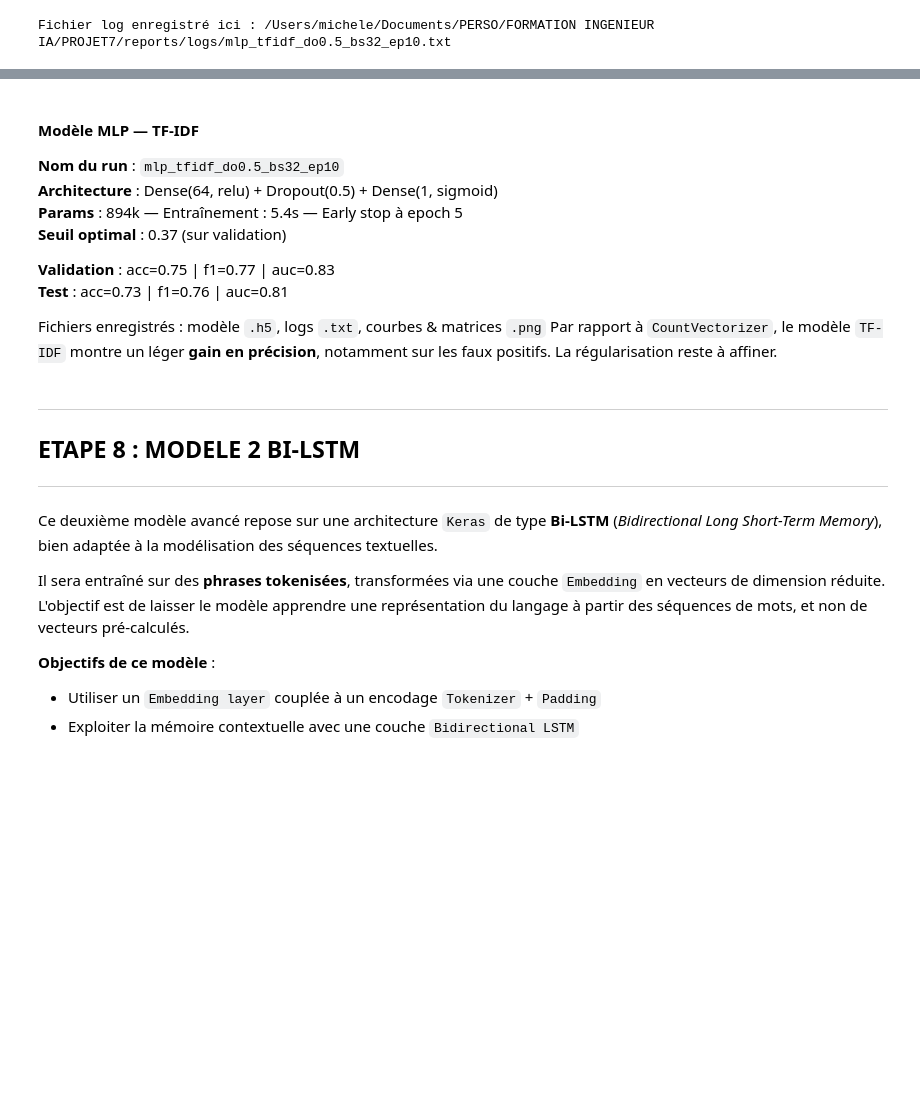
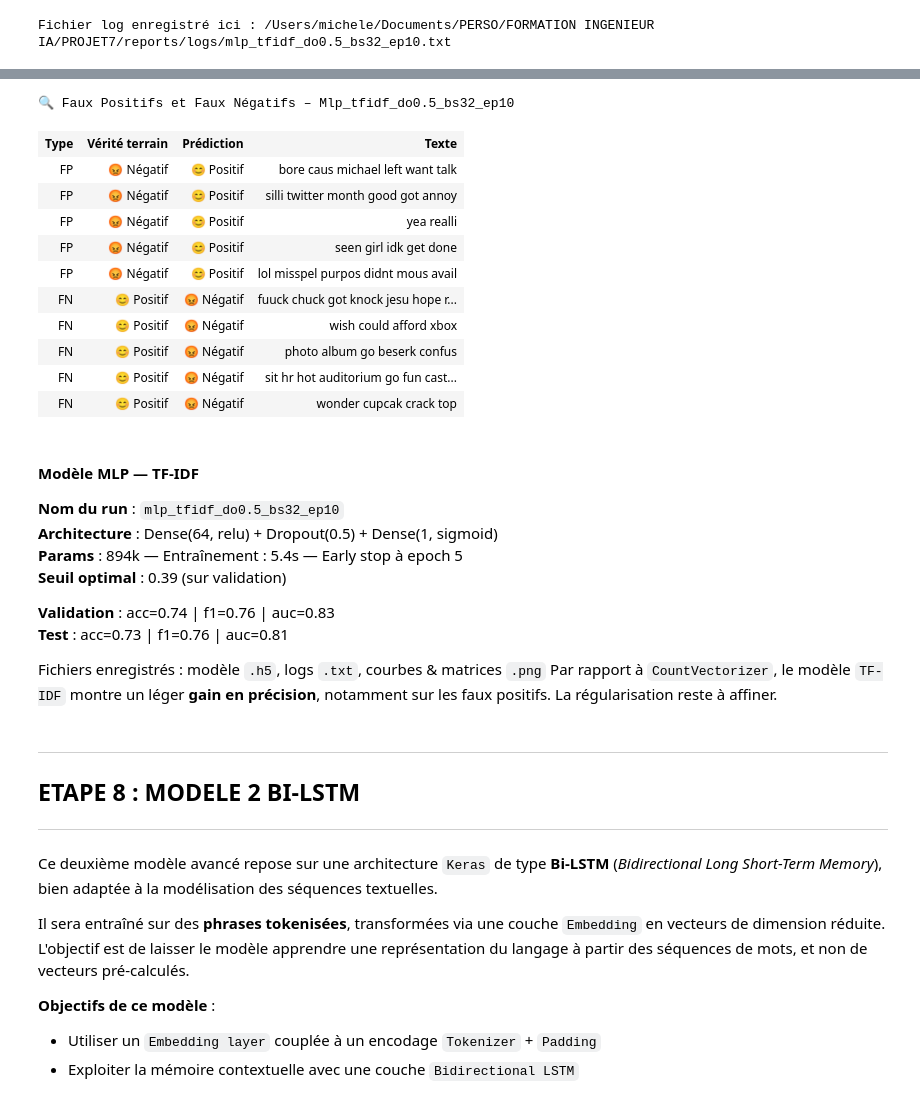
Before and after one commit to Michelita101/projet7-sentiment, a Jupyter notebook: notebooks/Dewerpe_Michèle_2bis_scripts_notebook_modélisation_avancée_092025.ipynb, the cells around one changed output, grey strips where cells are left out. Cells and saved outputs as stored; diff of their text form; code cells hidden in the pictures; blank space fills up the shorter version.

```diff
--- a/notebooks/Dewerpe_Michèle_2bis_scripts_notebook_modélisation_avancée_092025.ipynb
+++ b/notebooks/Dewerpe_Michèle_2bis_scripts_notebook_modélisation_avancée_092025.ipynb
@@ -1169,13 +1264,44 @@ with mlflow.start_run(run_name=run_name):
+# %%
+# Etape - Analyse métier : faux positifs et faux négatifs
+
+# Conversion en Series pour reset_index
+y_test = pd.Series(y_test).reset_index(drop=True)
+y_test_pred = pd.Series(y_test_pred).reset_index(drop=True)
+
+# Texte aligné
+X_text_test = df_stem["text"].iloc[y_test.index].reset_index(drop=True)
+
+# Affichage
+display_fp_fn_examples(
+    y_true=y_test,
+    y_pred=y_test_pred,
+    X_text=X_text_test,
+    n=5,
+    title="Mlp_tfidf_do0.5_bs32_ep10"
+)
+# %% [output]
+🔍 Faux Positifs et Faux Négatifs – Mlp_tfidf_do0.5_bs32_ep10
+| Type | Vérité terrain | Prédiction | Texte |
+| FP | 😡 Négatif | 😊 Positif | bore caus michael left want talk |
+| FP | 😡 Négatif | 😊 Positif | silli twitter month good got annoy |
+| FP | 😡 Négatif | 😊 Positif | yea realli |
+| FP | 😡 Négatif | 😊 Positif | seen girl idk get done |
+| FP | 😡 Négatif | 😊 Positif | lol misspel purpos didnt mous avail |
+| FN | 😊 Positif | 😡 Négatif | fuuck chuck got knock jesu hope r... |
+| FN | 😊 Positif | 😡 Négatif | wish could afford xbox |
+| FN | 😊 Positif | 😡 Négatif | photo album go beserk confus |
+| FN | 😊 Positif | 😡 Négatif | sit hr hot auditorium go fun cast... |
+| FN | 😊 Positif | 😡 Négatif | wonder cupcak crack top |
 # %% [markdown]
 #### __Modèle MLP — TF-IDF__
 
 __Nom du run__ : `mlp_tfidf_do0.5_bs32_ep10`
 __Architecture__ : Dense(64, relu) + Dropout(0.5) + Dense(1, sigmoid)
 __Params__ : 894k — Entraînement : 5.4s — Early stop à epoch 5
-__Seuil optimal__ : 0.37 (sur validation)
+__Seuil optimal__ : 0.39 (sur validation)
 
 
-__Validation__ : acc=0.75 | f1=0.77 | auc=0.83
+__Validation__ : acc=0.74 | f1=0.76 | auc=0.83
 __Test__ : acc=0.73 | f1=0.76 | auc=0.81
 
 Fichiers enregistrés : modèle `.h5`, logs `.txt`, courbes & matrices `.png`
```
Also changed, not shown: parts of 51 cells of this notebook, 37 other files.
